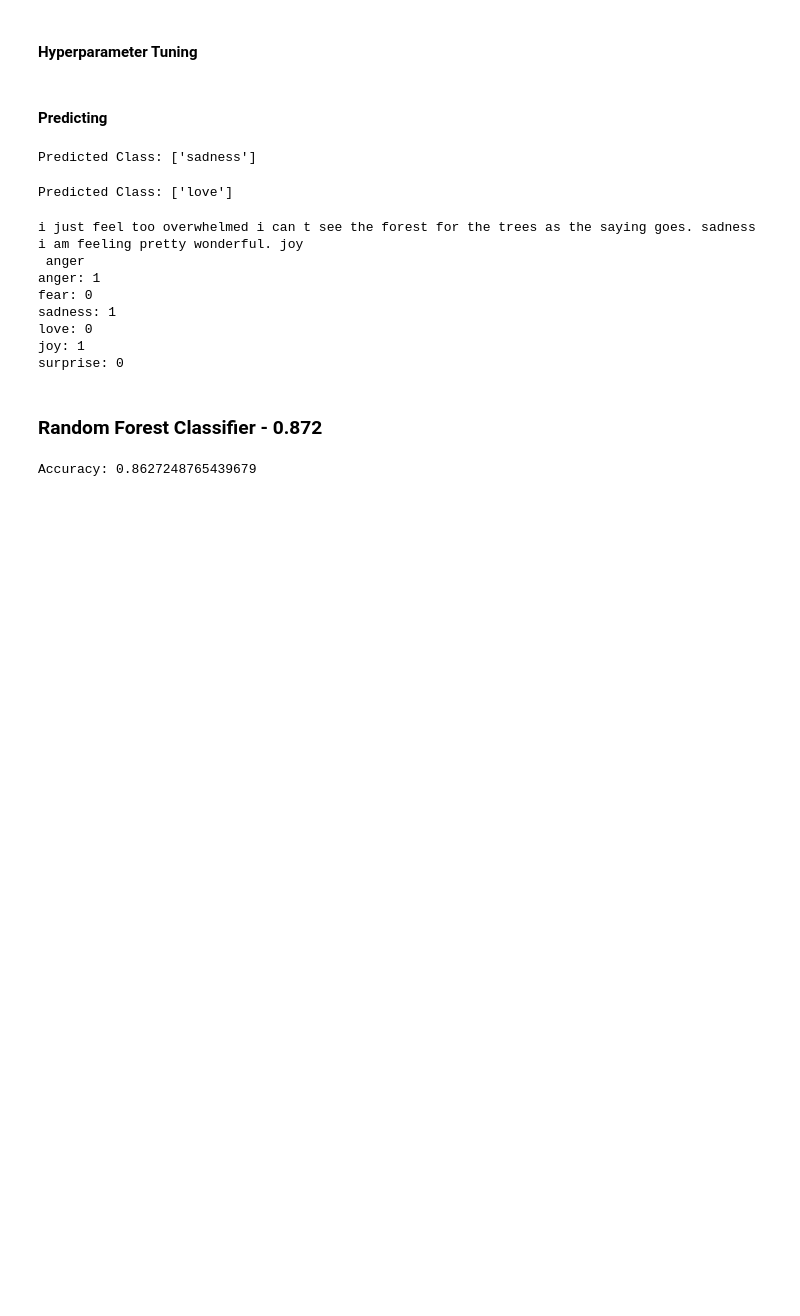
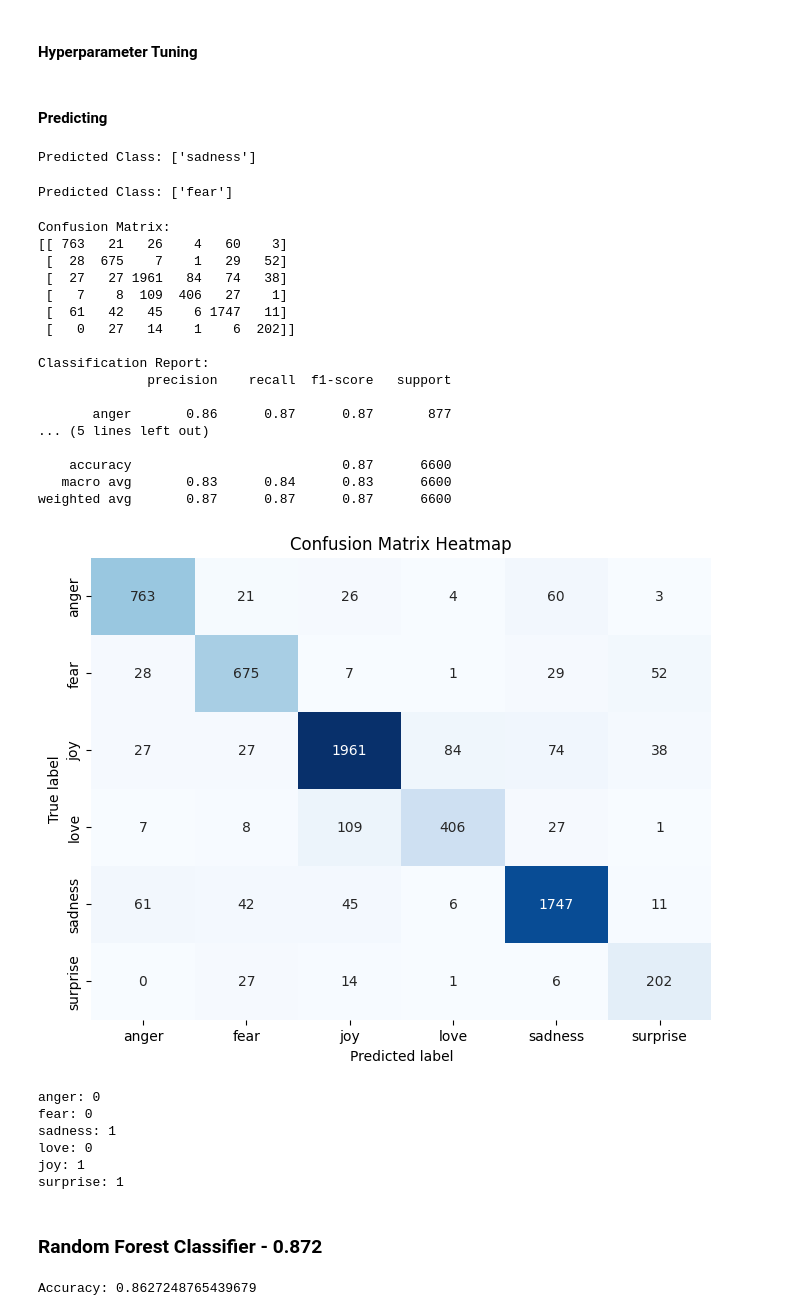
Before and after one commit to Soumya-Vaidya/Wave, a Jupyter notebook: Journal Datasets/Emotions Dataset for NLP CARER/model.ipynb, the cells around one changed output. Drawn from its saved outputs; the diff is of its cells as text; code cells hidden in the pictures; blank space fills up the shorter version.

```diff
--- a/Journal Datasets/Emotions Dataset for NLP CARER/model.ipynb
+++ b/Journal Datasets/Emotions Dataset for NLP CARER/model.ipynb
@@ -150,22 +150,68 @@ predicted_class = etc.predict(new_text_entry_vectorized)
 print("Predicted Class:", predicted_class)
 # %% [output]
 Predicted Class: ['sadness']
-# %%
-new_text_entry = "Today has been a long day. A little tiring but full of surprises. I got my first acceptance today. I was on cloud nine!!! But I did not get place to sit in the train. but thats only a minor inconvienence. Im less stressed now."
-
-new_text_entry_vectorized = vectorizer.transform([new_text_entry])
-
-predicted_class = etc.predict(new_text_entry_vectorized)
-
-print("Predicted Class:", predicted_class)
-# %% [output]
-Predicted Class: ['love']
+# %%
+new_text_entry = "I am very scared for the exams. I fear they wont go good"
+
+new_text_entry_vectorized = vectorizer.transform([new_text_entry])
+
+predicted_class = etc.predict(new_text_entry_vectorized)
+
+print("Predicted Class:", predicted_class)
+# %% [output]
+Predicted Class: ['fear']
+# %%
+import matplotlib.pyplot as plt
+import seaborn as sns
+from sklearn.metrics import confusion_matrix, classification_report
+
+# Compute confusion matrix
+conf_matrix = confusion_matrix(y_test, y_pred)
+
+# Print confusion matrix
+print("Confusion Matrix:")
+print(conf_matrix)
+
+# Calculate precision, recall, and F1-score using classification_report
+report = classification_report(y_test, y_pred)
+print("\nClassification Report:")
+print(report)
+
+
+# Plot confusion matrix as a heatmap
+plt.figure(figsize=(8, 6))
+sns.heatmap(conf_matrix, annot=True, fmt="d", cmap="Blues", cbar=False,
+            xticklabels=np.unique(y),
+            yticklabels=np.unique(y))
+plt.title("Confusion Matrix Heatmap")
+plt.xlabel("Predicted label")
+plt.ylabel("True label")
+plt.show()
+# %% [output]
+Confusion Matrix:
+[[ 763   21   26    4   60    3]
+ [  28  675    7    1   29   52]
+ [  27   27 1961   84   74   38]
+ [   7    8  109  406   27    1]
+ [  61   42   45    6 1747   11]
+ [   0   27   14    1    6  202]]
+
+Classification Report:
+              precision    recall  f1-score   support
+
+       anger       0.86      0.87      0.87       877
+... (5 lines left out)
+
+    accuracy                           0.87      6600
+   macro avg       0.83      0.84      0.83      6600
+weighted avg       0.87      0.87      0.87      6600
+[figure, added]
 # %%
-input_text = "i am feeling pretty wonderful."
+input_text = "i am feeling pretty wonderful. But yesterday was a little sad, with the weather being so terrible. I'm surprised its the not the same today"
 sentences = re.split(r'(?<!\w\.\w.)(?<![A-Z][a-z]\.)(?<=\.|\?)\s', input_text)
 
 # Create a dictionary to store emotion counts
-emotion_count = {'anger': 0, 'fear': 0, 'sadness': 0, 'love': 0, 'joy': 0 , 'surprise':0}  # Replace with actual emotion labels
+emotion_count = {'anger': 0, 'fear': 0, 'sadness': 0, 'love': 0, 'joy': 0 , 'surprise':0}
 
 # Process each sentence
 for sentence in sentences:
@@ -180,21 +226,18 @@ for sentence in sentences:
 
     # Update the emotion count
     emotion_count[emotion_prediction] += 1
-    print(sentence, emotion_prediction)
+    # print(sentence, emotion_prediction)
 
 # Print the results
 for emotion, count in emotion_count.items():
     print(f"{emotion}: {count}")
 # %% [output]
-i just feel too overwhelmed i can t see the forest for the trees as the saying goes. sadness
-i am feeling pretty wonderful. joy
- anger
-anger: 1
+anger: 0
 fear: 0
 sadness: 1
 love: 0
 joy: 1
-surprise: 0
+surprise: 1
 # %% [markdown]
 ### Random Forest Classifier - 0.872
 # %%
```
Also changed, not shown: parts of 1 cell of this notebook, 22 other files.
